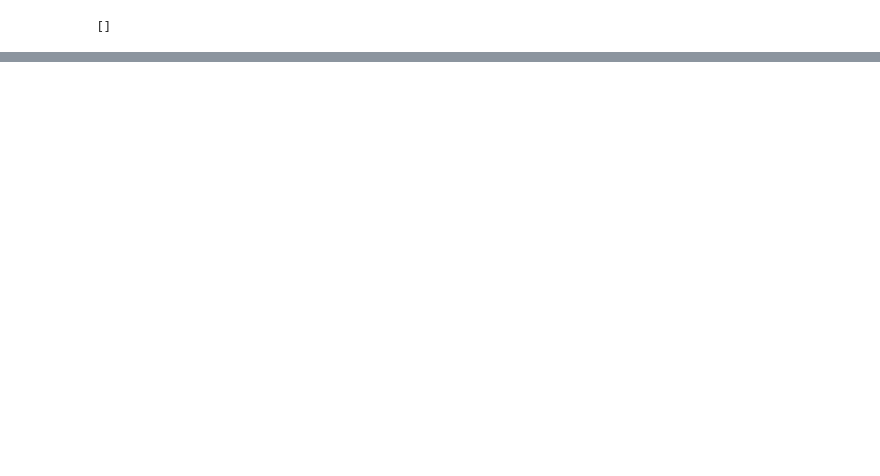
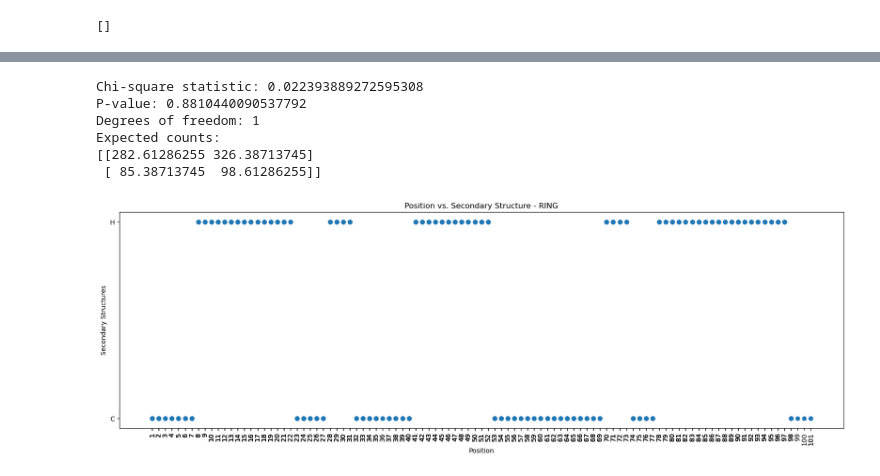
Before and after one commit to datascience-mobi-2023/topic02_team04, a Jupyter notebook: final_code.ipynb, the cells around one changed output, grey strips where cells are left out. Saved outputs shown, nothing was run; the diff lists cells and outputs as text; code cells hidden in the pictures; blank space fills up the shorter version.

```diff
--- a/final_code.ipynb
+++ b/final_code.ipynb
@@ -68,0 +197,44 @@ common_elements_list
+# %%
+#Chi2, RING:
+#H0: no correlation
+len_hRING=len(helices_df_RING)
+len_hRING0=len(helices_df_RING_bin0)
+len_cRING=len(coils_df_RING)
+len_cRING0=len(coils_df_RING_bin0)
+
+observed_data_RING = np.array([[len_cRING, len_hRING],[len_cRING0, len_hRING0]])
+chi2, p_value, dof, expected = chi2_contingency(observed_data_RING)
+
+print(f"Chi-square statistic: {chi2}")
+print(f"P-value: {p_value}")
+print(f"Degrees of freedom: {dof}")
+print("Expected counts:")
+print(expected)
+# %% [output]
+Chi-square statistic: 0.022393889272595308
+P-value: 0.8810440090537792
+Degrees of freedom: 1
+Expected counts:
+[[282.61286255 326.38713745]
+ [ 85.38713745  98.61286255]]
+# %%
+#Vizualizing secondary structures in RING
+
+RING = df[:575]
+new_RING = RING.copy()
+new_RING['secondary structures'] = RING['position'].apply(lambda x: 'H' if str(x) in helices_RING else 'C')
+
+positions = new_RING['position']
+structures = new_RING['secondary structures']
+
+# scatter plot:
+plt.scatter(positions, structures)
+plt.xticks(positions, rotation='vertical')
+plt.xlabel('Position')
+plt.ylabel('Secondary Structures')
+plt.title('Position vs. Secondary Structure - RING')
+fig = plt.gcf()
+fig.set_size_inches(20, 6)
+plt.show()
+# %% [output]
+[figure, added]
```
Also changed, not shown: parts of 12 cells of this notebook.
